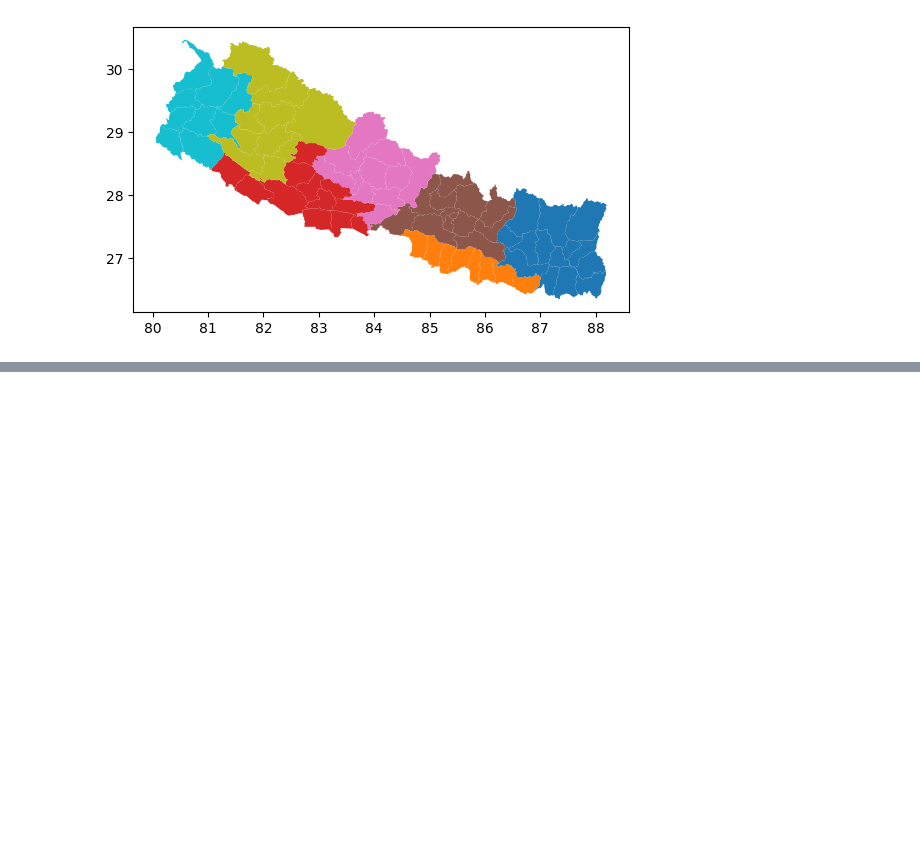
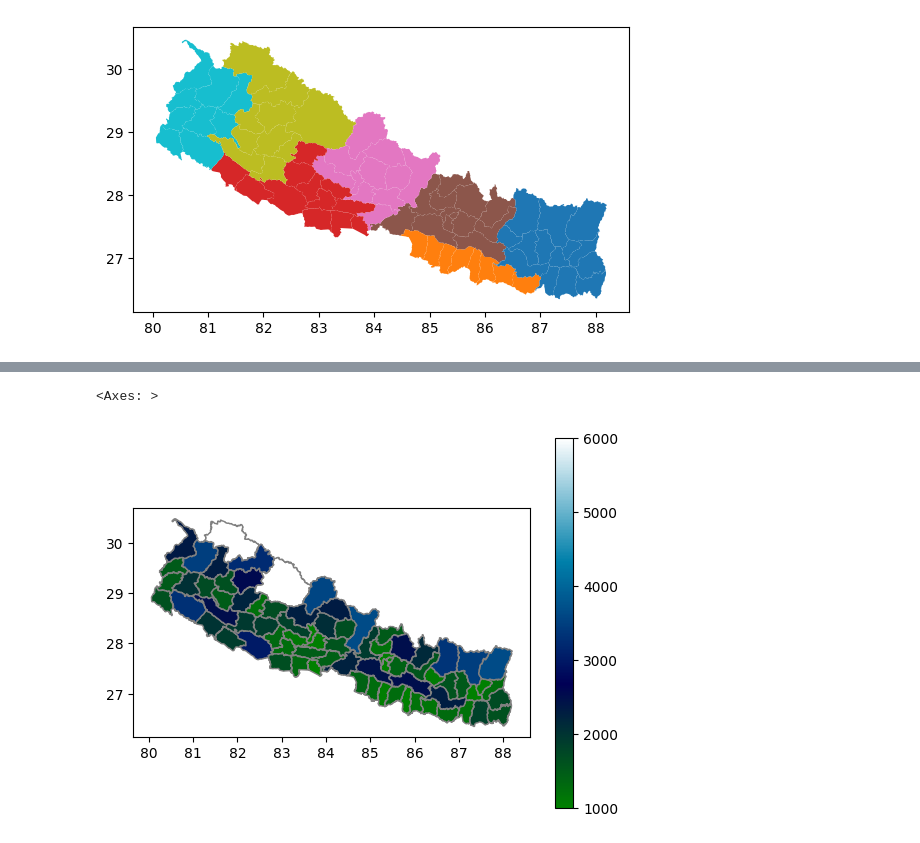
Before and after one commit to Pushpagtm/Interpolation, a Jupyter notebook: vector_processing.ipynb, the cells around one changed output, grey strips where cells are left out. Saved outputs shown, nothing was run; the diff lists cells and outputs as text; code cells hidden in the pictures; blank space fills up the shorter version.

```diff
--- a/vector_processing.ipynb
+++ b/vector_processing.ipynb
@@ -89,0 +101,5 @@ gdf.plot("Province",cmap='hsv')
+# %%
+gdf.plot("SUM_area",cmap='ocean',legend=True,vmin=1000,vmax=6000,edgecolor='gray')
+# %% [output]
+<Axes: >
+[figure, added]
```
Also changed, not shown: parts of 3 cells of this notebook.
